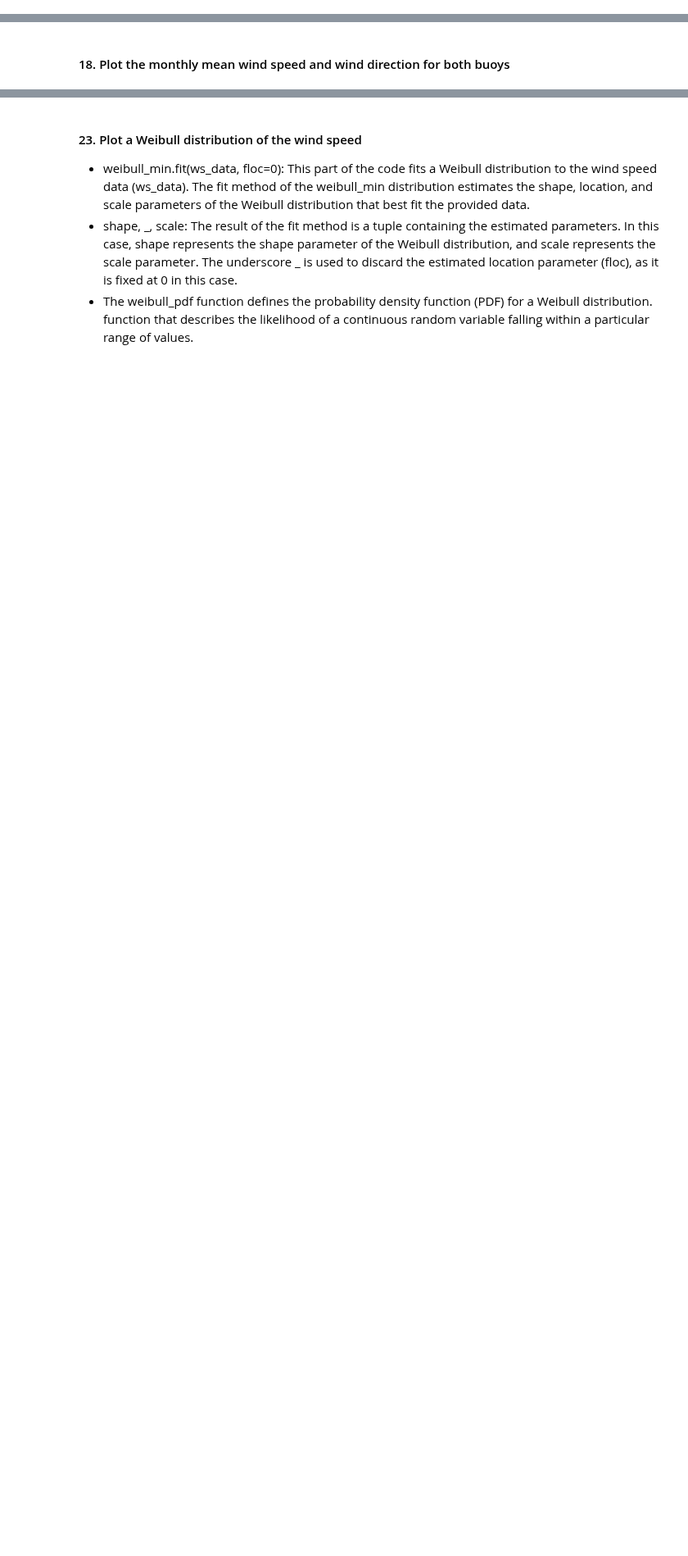
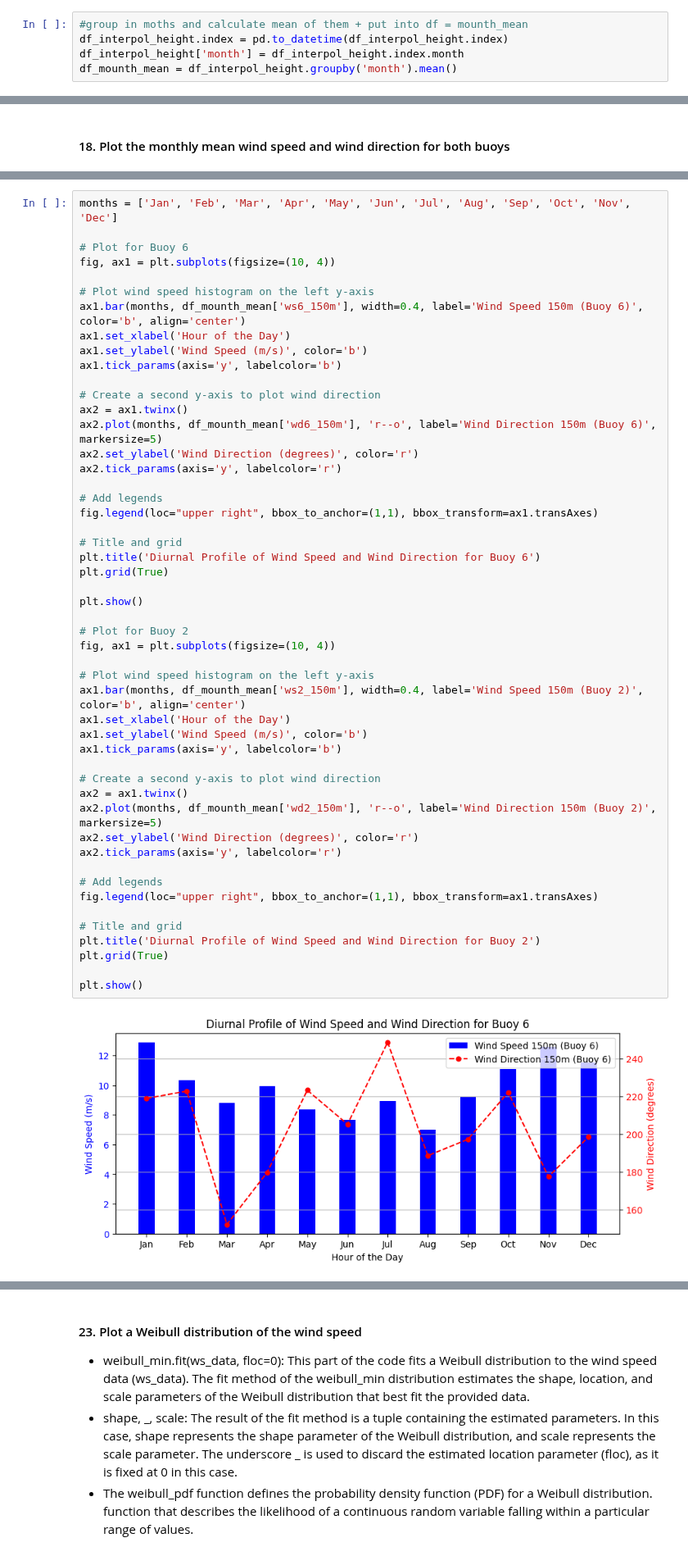
Before and after one commit to boujuan/StudentProject-Yield-Predictions-Offshore, a Jupyter notebook: 03_Short_Term_Wind_Climate.ipynb, the cells around one changed output, grey strips where cells are left out. Shown at 82% size. Drawn from its saved outputs; the diff is of its cells as text; blank space fills up the shorter version.

```diff
--- a/03_Short_Term_Wind_Climate.ipynb
+++ b/03_Short_Term_Wind_Climate.ipynb
@@ -100,3 +60,8 @@ print(monthly_stats_ws2)
+# %%
+#group in moths and calculate mean of them + put into df = mounth_mean
+df_interpol_height.index = pd.to_datetime(df_interpol_height.index)
+df_interpol_height['month'] = df_interpol_height.index.month
+df_mounth_mean = df_interpol_height.groupby('month').mean()
 # %%
 # Calculate yearly statistics for wind speed
 yearly_mean_ws6 = np.mean(df_interpol_height['ws6_150m'])
@@ -176,0 +90,52 @@ plt.show()
+# %%
+months = ['Jan', 'Feb', 'Mar', 'Apr', 'May', 'Jun', 'Jul', 'Aug', 'Sep', 'Oct', 'Nov', 'Dec']
+
+# Plot for Buoy 6
+fig, ax1 = plt.subplots(figsize=(10, 4))
+
+# Plot wind speed histogram on the left y-axis
+ax1.bar(months, df_mounth_mean['ws6_150m'], width=0.4, label='Wind Speed 150m (Buoy 6)', color='b', align='center')
+ax1.set_xlabel('Hour of the Day')
+ax1.set_ylabel('Wind Speed (m/s)', color='b')
+ax1.tick_params(axis='y', labelcolor='b')
+
+# Create a second y-axis to plot wind direction
+ax2 = ax1.twinx()
+ax2.plot(months, df_mounth_mean['wd6_150m'], 'r--o', label='Wind Direction 150m (Buoy 6)', markersize=5)
+ax2.set_ylabel('Wind Direction (degrees)', color='r')
+ax2.tick_params(axis='y', labelcolor='r')
+
+# Add legends
+fig.legend(loc="upper right", bbox_to_anchor=(1,1), bbox_transform=ax1.transAxes)
+
+# Title and grid
+plt.title('Diurnal Profile of Wind Speed and Wind Direction for Buoy 6')
+plt.grid(True)
+
+plt.show()
+
+# Plot for Buoy 2
+fig, ax1 = plt.subplots(figsize=(10, 4))
+
+# Plot wind speed histogram on the left y-axis
+ax1.bar(months, df_mounth_mean['ws2_150m'], width=0.4, label='Wind Speed 150m (Buoy 2)', color='b', align='center')
+ax1.set_xlabel('Hour of the Day')
+ax1.set_ylabel('Wind Speed (m/s)', color='b')
+ax1.tick_params(axis='y', labelcolor='b')
+
+# Create a second y-axis to plot wind direction
+ax2 = ax1.twinx()
+ax2.plot(months, df_mounth_mean['wd2_150m'], 'r--o', label='Wind Direction 150m (Buoy 2)', markersize=5)
+ax2.set_ylabel('Wind Direction (degrees)', color='r')
+ax2.tick_params(axis='y', labelcolor='r')
+
+# Add legends
+fig.legend(loc="upper right", bbox_to_anchor=(1,1), bbox_transform=ax1.transAxes)
+
+# Title and grid
+plt.title('Diurnal Profile of Wind Speed and Wind Direction for Buoy 2')
+plt.grid(True)
+
+plt.show()
+# %% [output]
+[figure, added]
```
Also changed, not shown: parts of 20 cells of this notebook, 6 other files.
